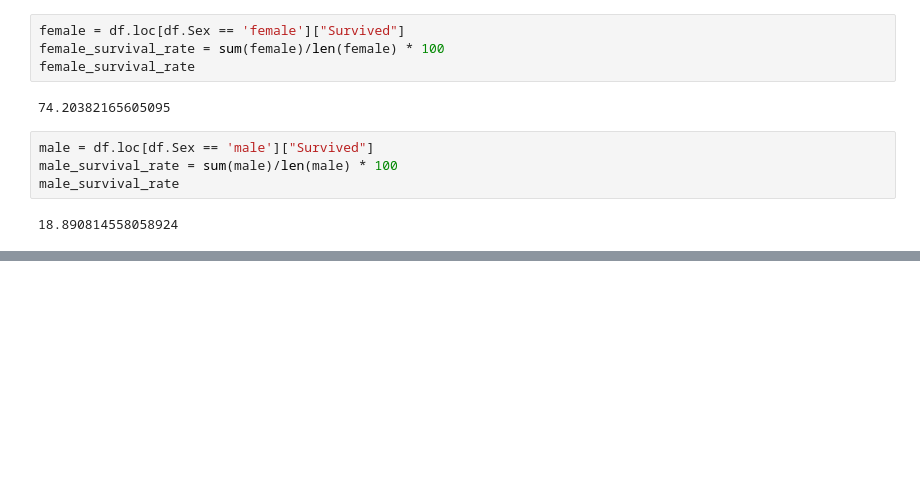
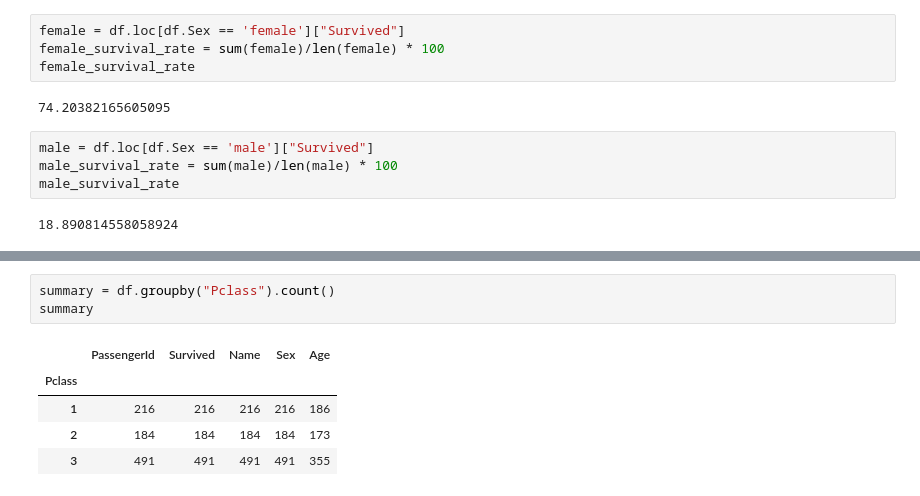
Before and after one commit to prabuddhayogi/ai-with-python, a Jupyter notebook: titanic_data_visualization.ipynb, the cells around one changed output, grey strips where cells are left out. Saved outputs shown, nothing was run; the diff lists cells and outputs as text; blank space fills up the shorter version.

```diff
--- a/titanic_data_visualization.ipynb
+++ b/titanic_data_visualization.ipynb
@@ -103,0 +109,9 @@ plt.show()
+# %%
+summary = df.groupby("Pclass").count()
+summary
+# %% [output]
+|  | PassengerId | Survived | Name | Sex | Age |
+| Pclass |  |  |  |  |  |
+| 1 | 216 | 216 | 216 | 216 | 186 |
+| 2 | 184 | 184 | 184 | 184 | 173 |
+| 3 | 491 | 491 | 491 | 491 | 355 |
```
Also changed, not shown: parts of 3 cells of this notebook.
